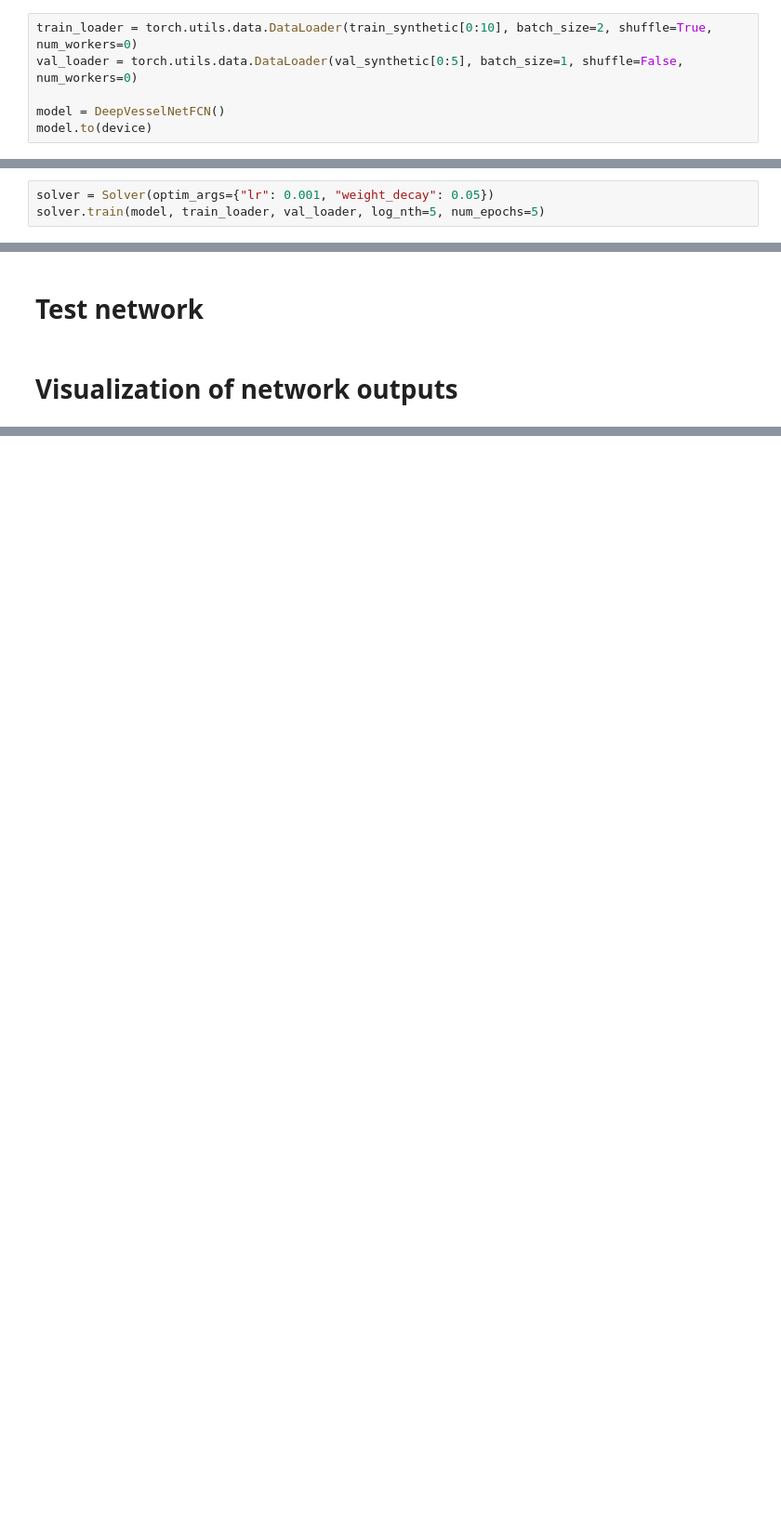
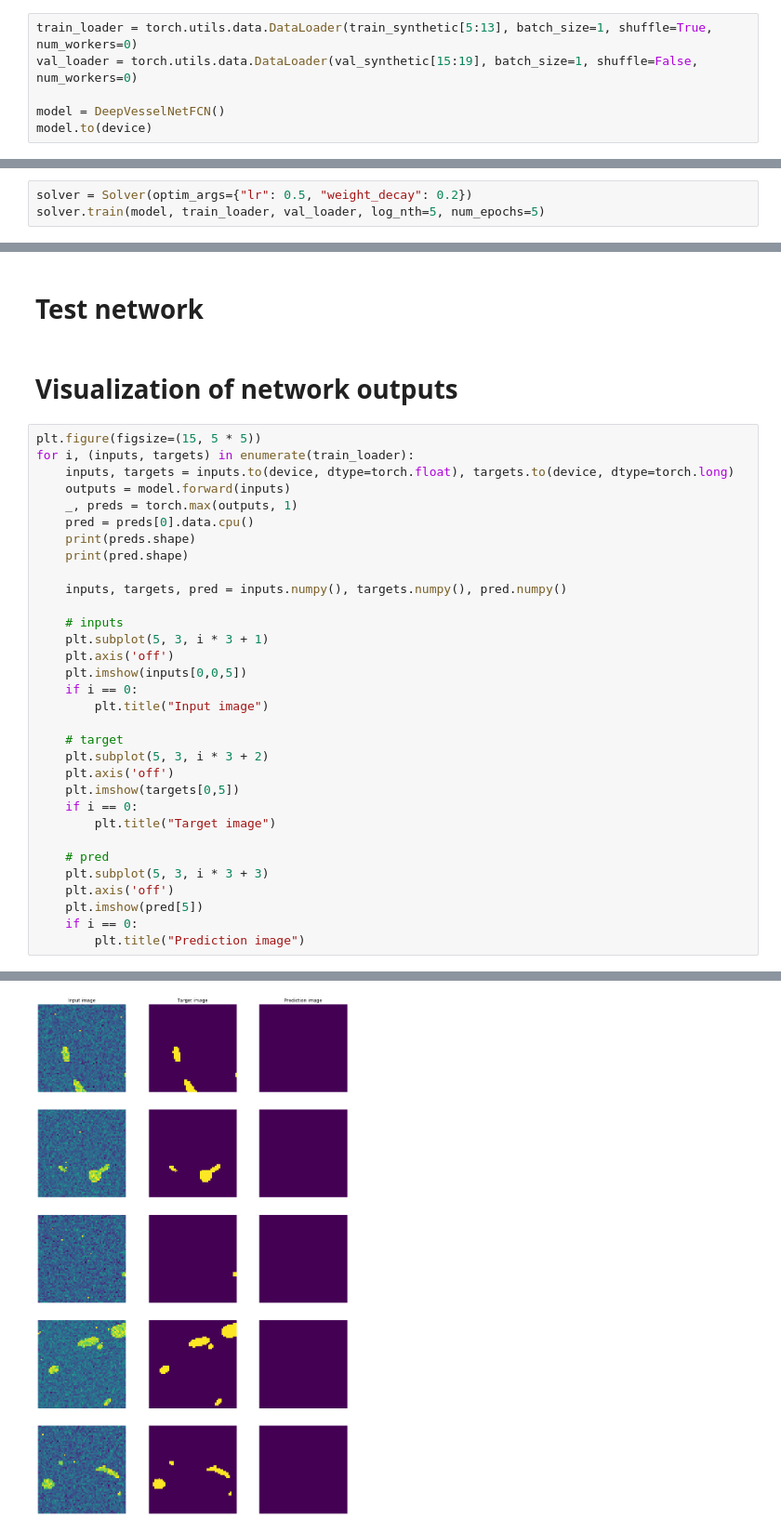
Before and after one commit to dhavalshah18/deepvesselnet, a Jupyter notebook: DeepVesselNet.ipynb, the cells around one changed output, grey strips where cells are left out. Shown: that part at 93% size. Drawn from its saved outputs; the diff is of its cells as text; blank space fills up the shorter version.

```diff
--- a/DeepVesselNet.ipynb
+++ b/DeepVesselNet.ipynb
@@ -45,8 +47,8 @@ Validation size: 26
 Design network
 ============
 # %%
-train_loader = torch.utils.data.DataLoader(train_synthetic[0:10], batch_size=2, shuffle=True, num_workers=0)
-val_loader = torch.utils.data.DataLoader(val_synthetic[0:5], batch_size=1, shuffle=False, num_workers=0)
+train_loader = torch.utils.data.DataLoader(train_synthetic[5:13], batch_size=1, shuffle=True, num_workers=0)
+val_loader = torch.utils.data.DataLoader(val_synthetic[15:19], batch_size=1, shuffle=False, num_workers=0)
 
 model = DeepVesselNetFCN()
 model.to(device)
@@ -54,5 +72,5 @@ model.to(device)
 Train network
 ============
 # %%
-solver = Solver(optim_args={"lr": 0.001, "weight_decay": 0.05})
+solver = Solver(optim_args={"lr": 0.5, "weight_decay": 0.2})
 solver.train(model, train_loader, val_loader, log_nth=5, num_epochs=5)
@@ -62,3 +98,36 @@ Test network
 # %% [markdown]
 Visualization of network outputs
 ============
+# %%
+plt.figure(figsize=(15, 5 * 5))
+for i, (inputs, targets) in enumerate(train_loader):
+    inputs, targets = inputs.to(device, dtype=torch.float), targets.to(device, dtype=torch.long)
+    outputs = model.forward(inputs)
+    _, preds = torch.max(outputs, 1)
+    pred = preds[0].data.cpu()
+    print(preds.shape)
+    print(pred.shape)
+
+    inputs, targets, pred = inputs.numpy(), targets.numpy(), pred.numpy()
+
+    # inputs
+    plt.subplot(5, 3, i * 3 + 1)
+    plt.axis('off')
+    plt.imshow(inputs[0,0,5])
+    if i == 0:
+        plt.title("Input image")
+
+    # target
+    plt.subplot(5, 3, i * 3 + 2)
+    plt.axis('off')
+    plt.imshow(targets[0,5])
+    if i == 0:
+        plt.title("Target image")
+
+    # pred
+    plt.subplot(5, 3, i * 3 + 3)
+    plt.axis('off')
+    plt.imshow(pred[5])
+    if i == 0:
+        plt.title("Prediction image")
+# %% [output]
@@ -64,0 +147 @@ Visualization of network outputs
+[figure, added]
```
Also changed, not shown: parts of 4 cells of this notebook, 3 other files.
